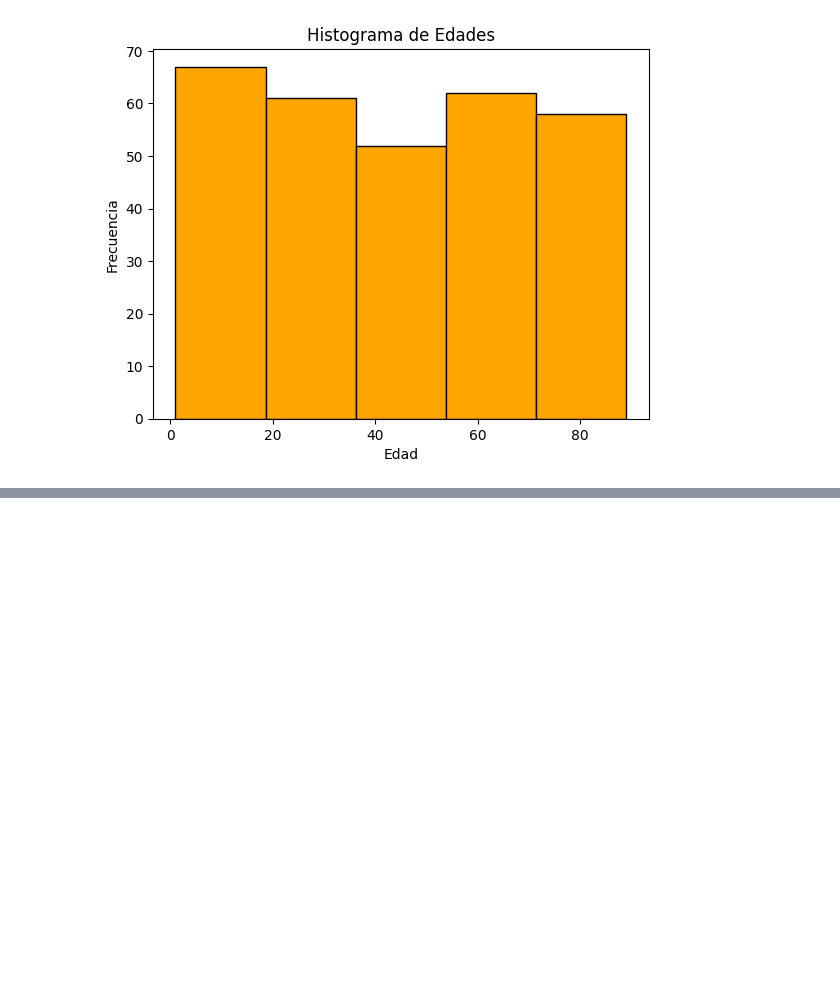
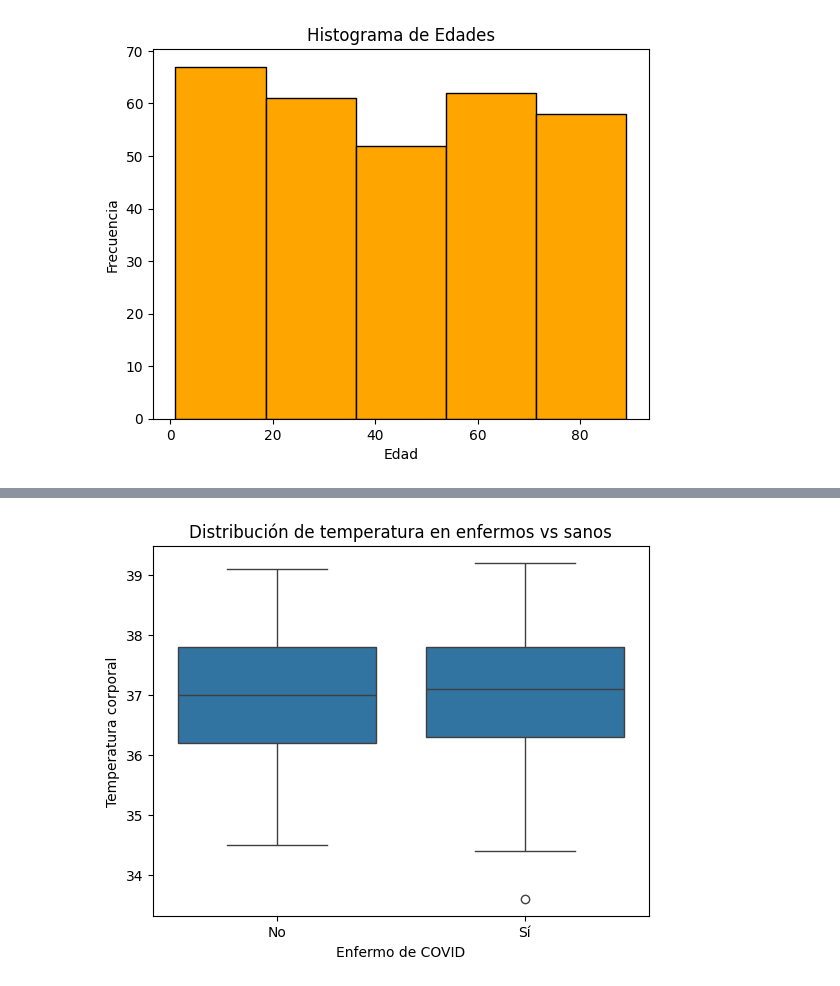
Before and after one commit to Mr-Arzi/proyecto-Covid-19, a Jupyter notebook: proyecto-Covid-19.ipynb, the cells around one changed output, grey strips where cells are left out. Saved outputs shown, nothing was run; the diff lists cells and outputs as text; code cells hidden in the pictures; blank space fills up the shorter version.

```diff
--- a/proyecto-Covid-19.ipynb
+++ b/proyecto-Covid-19.ipynb
@@ -198,4 +239,11 @@ plt.show()
 # %%
 # Boxplot de temperatura en pacientes enfermos vs sanos.
+sns.boxplot(x='Enfermo_COVID', y='Temperatura', data=df)
+plt.title("Distribución de temperatura en enfermos vs sanos")
+plt.xlabel("Enfermo de COVID")
+plt.ylabel("Temperatura corporal")
+plt.show()
+# %% [output]
+[figure, added]
 # %%
 # Heatmap de correlación entre las variables biomédicas.
```
Also changed, not shown: parts of 5 cells of this notebook.
